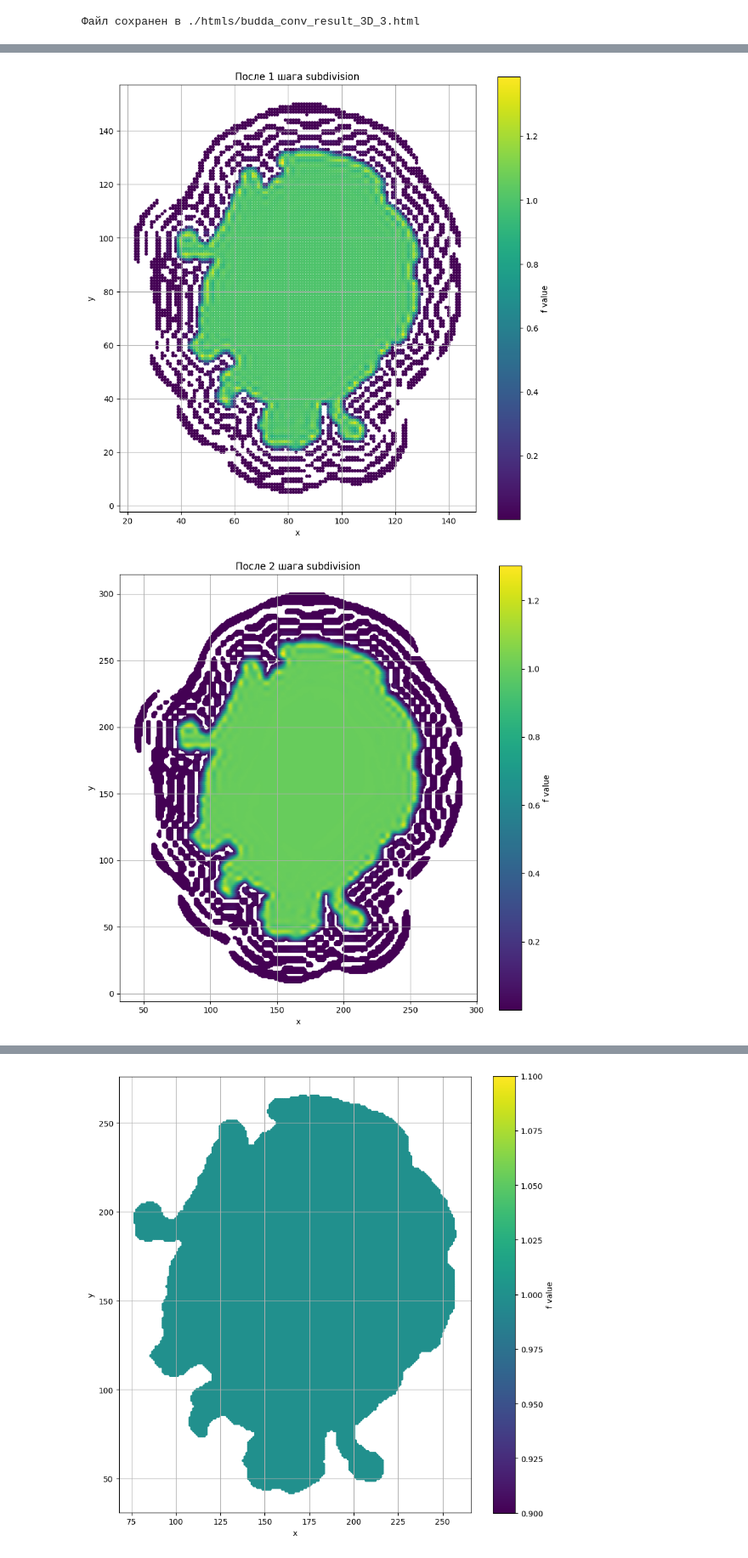
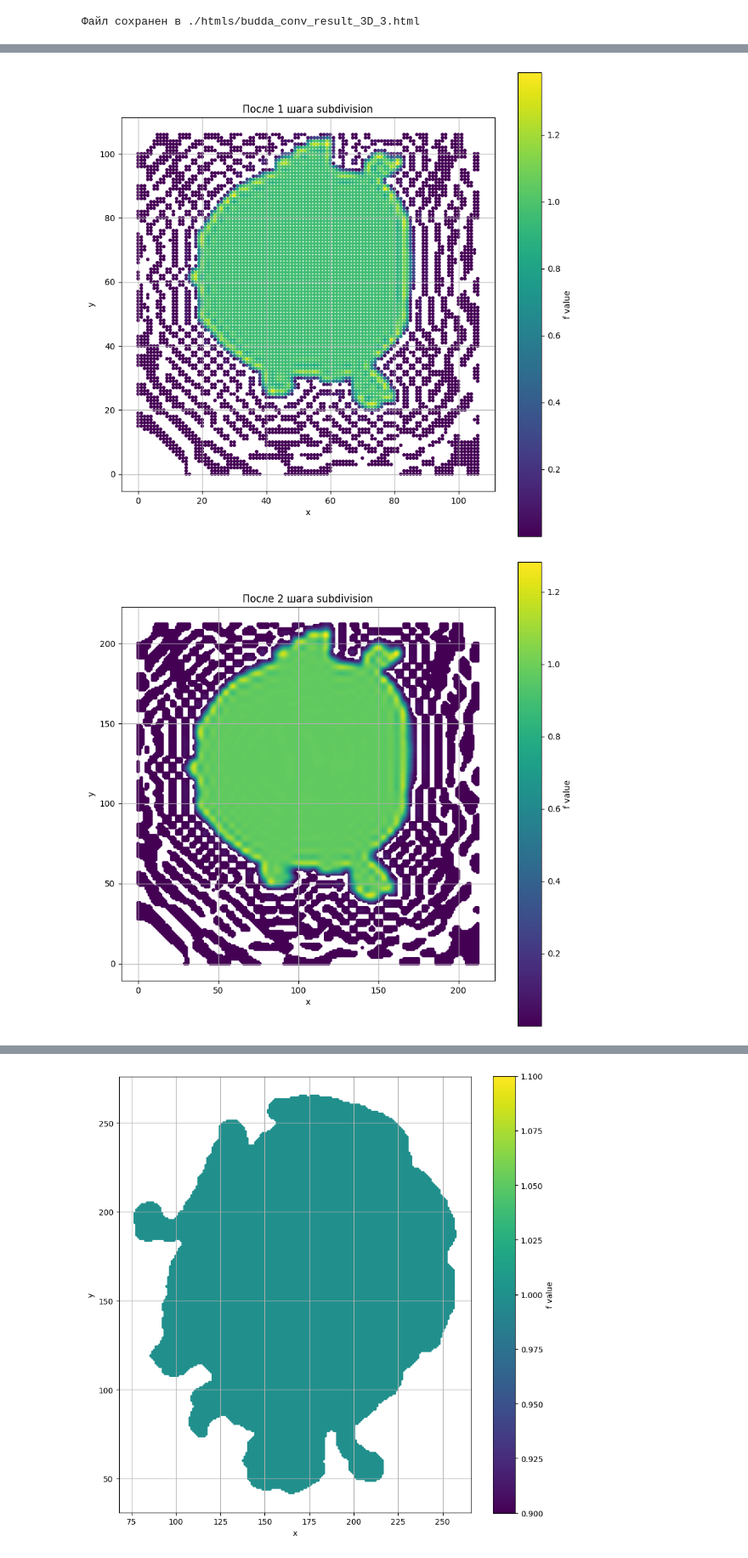
Before and after one commit to AlexanderShliakhturov/Application-of-subdivision-schemes-in-surface-approximation-problems, a Jupyter notebook: surface-reconstruction-budda.ipynb, the cells around one changed output, grey strips where cells are left out. Shown at 85% size. Cells and saved outputs as stored; diff of their text form; code cells hidden in the pictures.

Commit message:
edit visualization

```diff
--- a/surface-reconstruction-budda.ipynb
+++ b/surface-reconstruction-budda.ipynb
@@ -116,7 +117,7 @@ True
 '''
 
 raw_data = np.loadtxt('./models/BuddaAll.txt').reshape(-1)
-int_cast_data = np.trunc(raw_data*3500).astype(int).reshape(-1, 3)
+int_cast_data = np.trunc(raw_data*5000).astype(int).reshape(-1, 3)
 
 
 shifted = (int_cast_data - int_cast_data.min(axis=0) + np.array([10,10,10]))
@@ -171,7 +172,7 @@ def spherical_kernel_3d(radius: int, dim = 3) -> torch.Tensor:
 # budda_tensor_3D_slice = budda_tensor_3D[:,:, 30]
 
 # kernel_2D = torch.ones(size=(3,3))
-radius = 3   # примерно kernel_shape // 2
+radius = 5   # примерно kernel_shape // 2
 kernel_3D = spherical_kernel_3d(radius)
 
 # kernel_shape = 9
@@ -270,7 +271,7 @@ mask = torch.tensor([1 / 4, 3 / 4, 3 / 4, 1 / 4, 0], dtype=torch.float32)
 Z = budda_conv_result_3D_filled
 
 
-x0 = solve_least_squares_subdivision_CG(Z, mask, j = 2, tol = 1e-1, max_iter=10)
+x0 = solve_least_squares_subdivision_CG(Z, mask, j = 3, tol = 1e-1, max_iter=20)
 # z_rec = Sub_A_torch(mask, x0)
 
 # error = torch.norm(z_rec - Z)
@@ -297,22 +308,22 @@ plot_subdivision_points(x0[:,:,70], threshold=0.4, do_ceil=False)
 # %%
 # mask = torch.tensor([1 / 4, 3 / 4, 3 / 4, 1 / 4, 0], dtype=torch.float32)
 mask = build_kernel(torch.tensor([1 / 4, 3 / 4, 3 / 4, 1 / 4, 0], dtype=torch.float32), dim = 3)
 
 
 x0_subdivisioned = x0.clone()
 k = 2
-for i in range(2):
+for i in range(3):
     x0_subdivisioned = Sub_A_fast(x0_subdivisioned, mask)
     plot_subdivision_points(
         x0_subdivisioned[:,:,70*k],
         threshold=0.00,
         title=f"После {i+1} шага subdivision",
         figsize=(10,10),
         do_ceil= False,
         visual_type= 'scatter'
     )
     k *=2
     # print(k)
 # %% [output]
-[figure, old version]
+[figure, new version]
-[figure, old version]
+[figure, new version]
```
Also changed, not shown: parts of 16 cells of this notebook, 14 other files.
